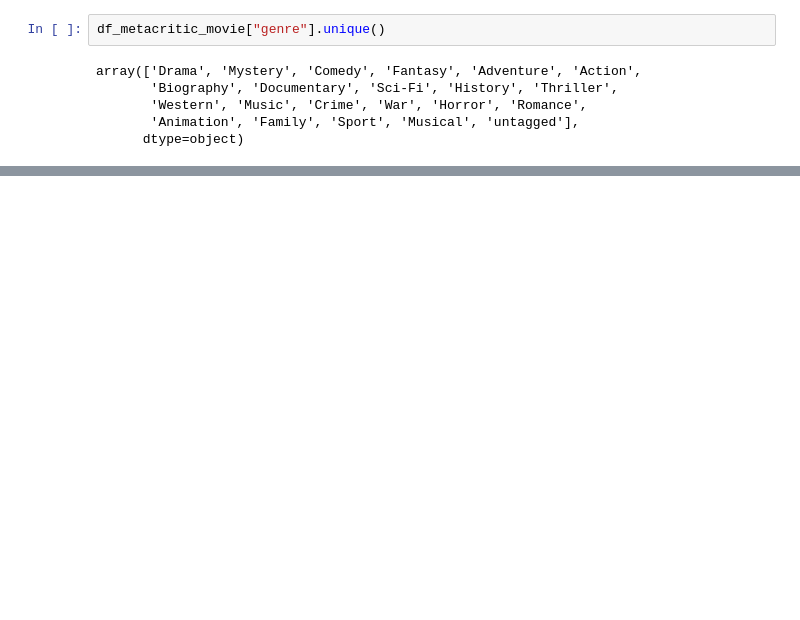
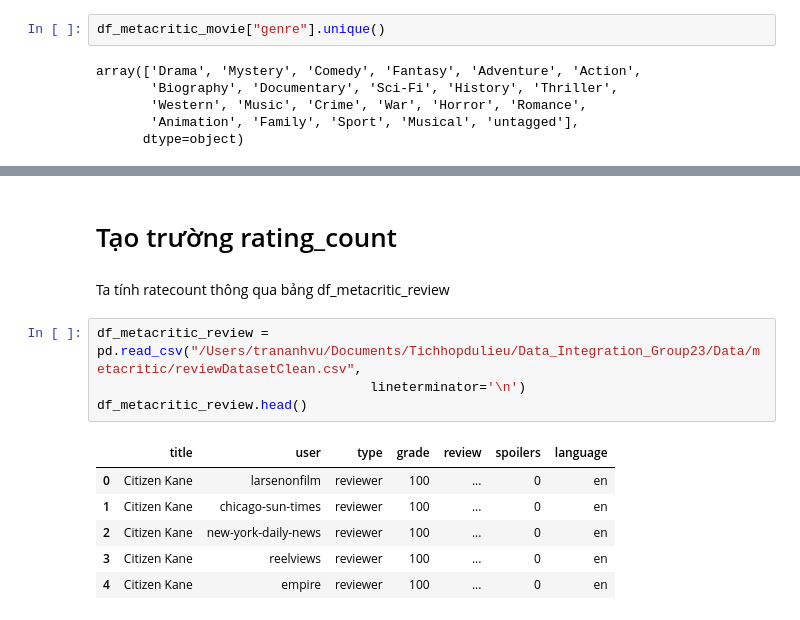
Before and after one commit to TranAnhVu0411/Data_Integration_Project_Group_23, a Jupyter notebook: preprocess/metacritic_preprocess.ipynb, the cells around one changed output, grey strips where cells are left out. Saved outputs shown, nothing was run; the diff lists cells and outputs as text; blank space fills up the shorter version.

```diff
--- a/preprocess/metacritic_preprocess.ipynb
+++ b/preprocess/metacritic_preprocess.ipynb
@@ -212,0 +388,15 @@ pd.DataFrame(warehouse_genres_list, columns=["genres"]).to_csv(
+# %% [markdown]
+# Tạo trường rating_count
+# %% [markdown]
+Ta tính ratecount thông qua bảng df_metacritic_review
+# %%
+df_metacritic_review = pd.read_csv("/Users/trananhvu/Documents/Tichhopdulieu/Data_Integration_Group23/Data/metacritic/reviewDatasetClean.csv",
+                                   lineterminator='\n')
+df_metacritic_review.head()
+# %% [output]
+|  | title | user | type | grade | review | spoilers | language |
+| 0 | Citizen Kane | larsenonfilm | reviewer | 100 | ... | 0 | en |
+| 1 | Citizen Kane | chicago-sun-times | reviewer | 100 | ... | 0 | en |
+| 2 | Citizen Kane | new-york-daily-news | reviewer | 100 | ... | 0 | en |
+| 3 | Citizen Kane | reelviews | reviewer | 100 | ... | 0 | en |
+| 4 | Citizen Kane | empire | reviewer | 100 | ... | 0 | en |
```
Also changed, not shown: parts of 47 cells of this notebook, 1 other file.
